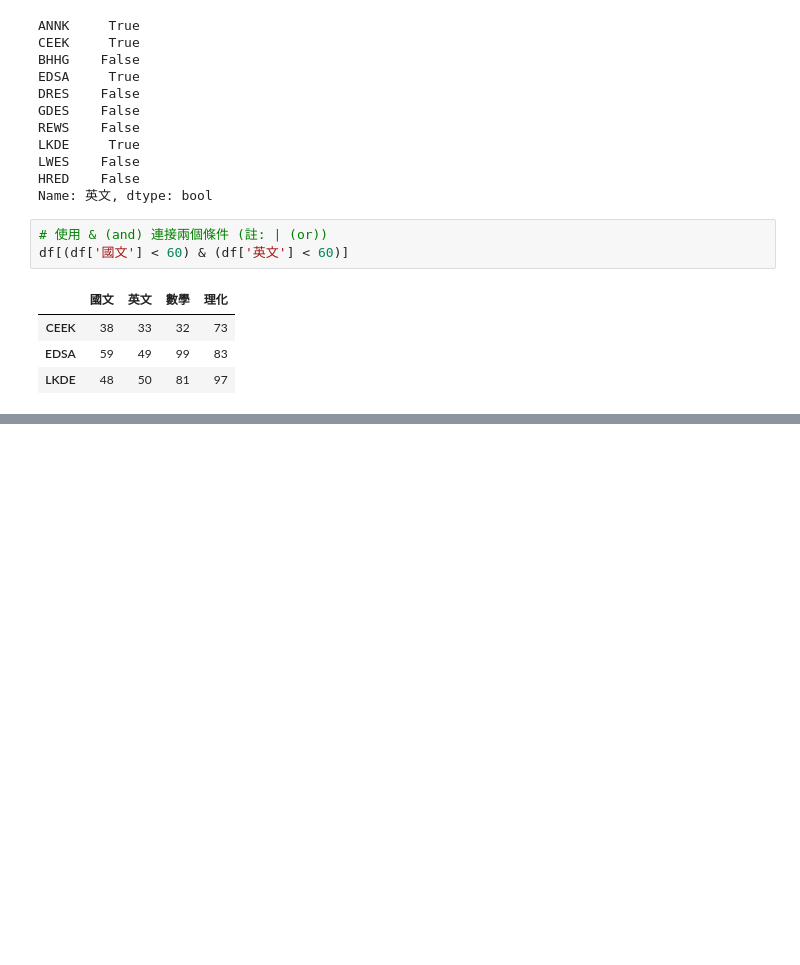
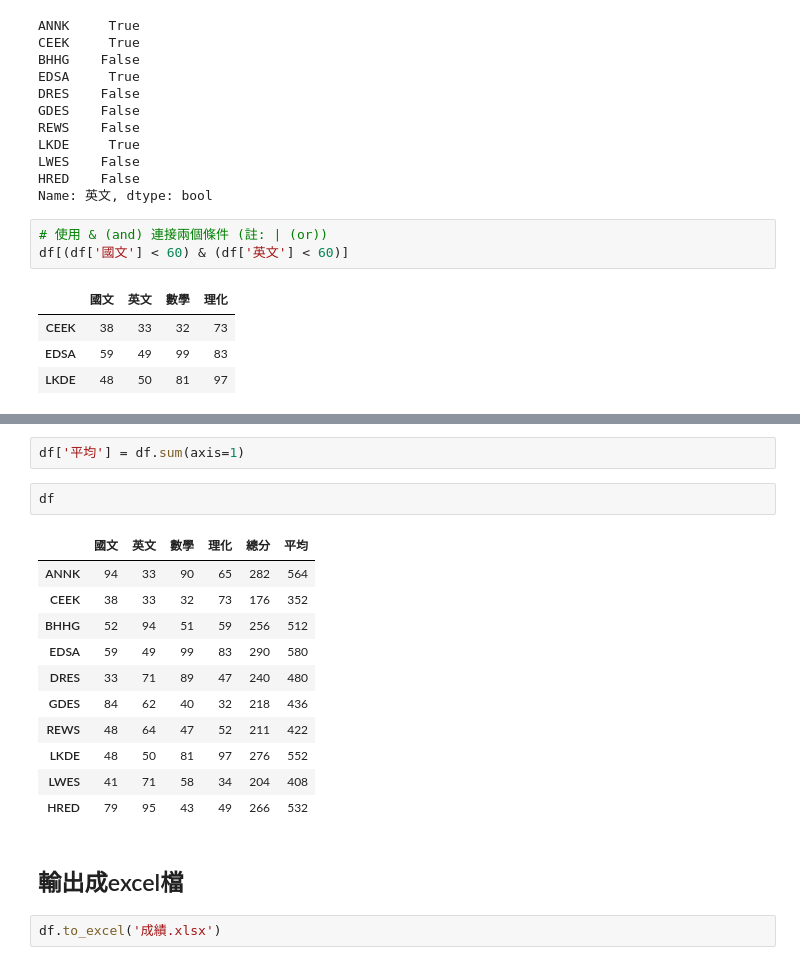
Before and after one commit to JYRUS19/20230205-Python, a Jupyter notebook: 20230304.ipynb, the cells around one changed output, grey strips where cells are left out. Drawn from its saved outputs; the diff is of its cells as text; blank space fills up the shorter version.

```diff
--- a/20230304.ipynb
+++ b/20230304.ipynb
@@ -799,0 +876,20 @@ df[(df['國文'] < 60) & (df['英文'] < 60)]
+# %%
+df['平均'] = df.sum(axis=1)
+# %%
+df
+# %% [output]
+|  | 國文 | 英文 | 數學 | 理化 | 總分 | 平均 |
+| ANNK | 94 | 33 | 90 | 65 | 282 | 564 |
+| CEEK | 38 | 33 | 32 | 73 | 176 | 352 |
+| BHHG | 52 | 94 | 51 | 59 | 256 | 512 |
+| EDSA | 59 | 49 | 99 | 83 | 290 | 580 |
+| DRES | 33 | 71 | 89 | 47 | 240 | 480 |
+| GDES | 84 | 62 | 40 | 32 | 218 | 436 |
+| REWS | 48 | 64 | 47 | 52 | 211 | 422 |
+| LKDE | 48 | 50 | 81 | 97 | 276 | 552 |
+| LWES | 41 | 71 | 58 | 34 | 204 | 408 |
+| HRED | 79 | 95 | 43 | 49 | 266 | 532 |
+# %% [markdown]
+## 輸出成excel檔
+# %%
+df.to_excel('成績.xlsx')
```
Also changed, not shown: parts of 14 cells of this notebook.
